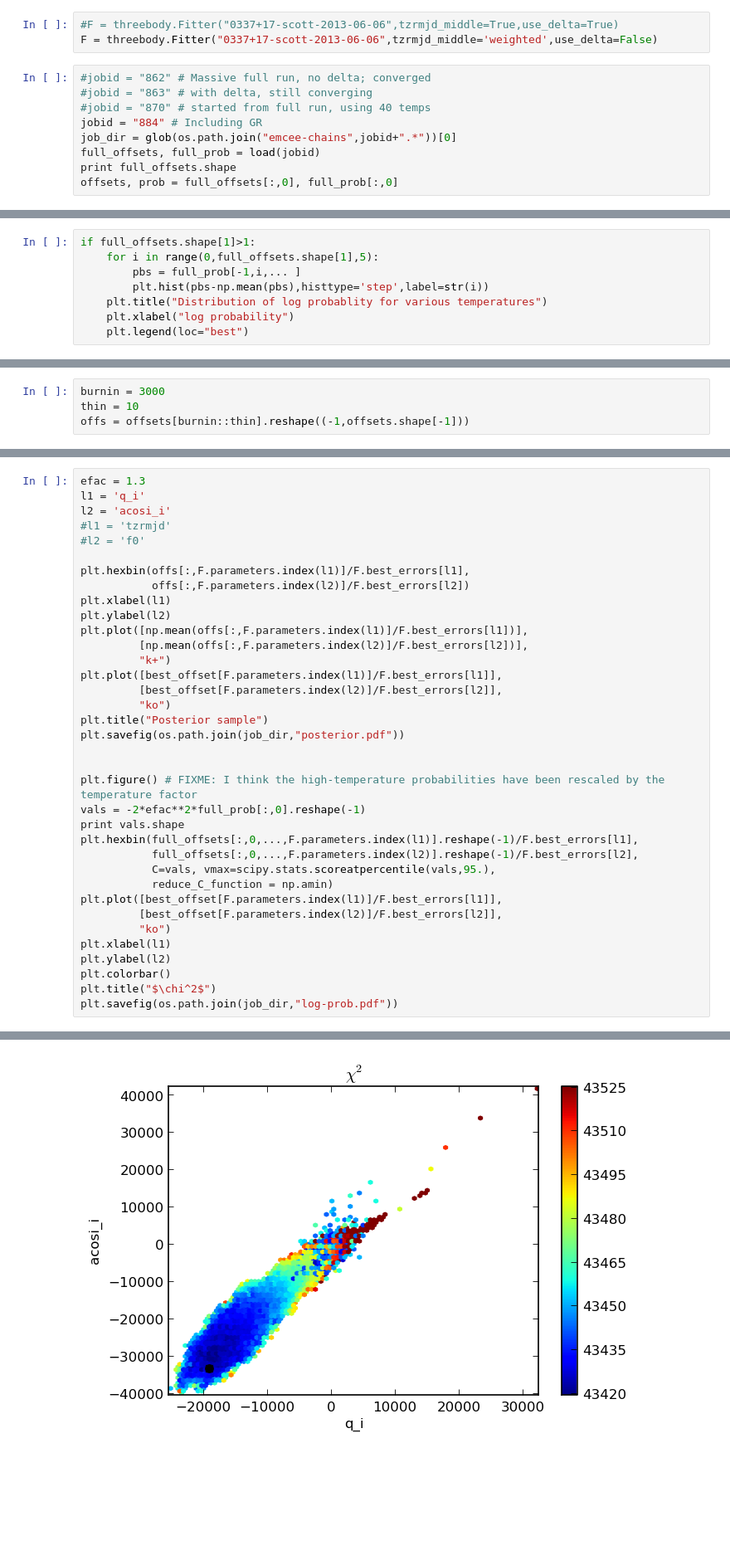
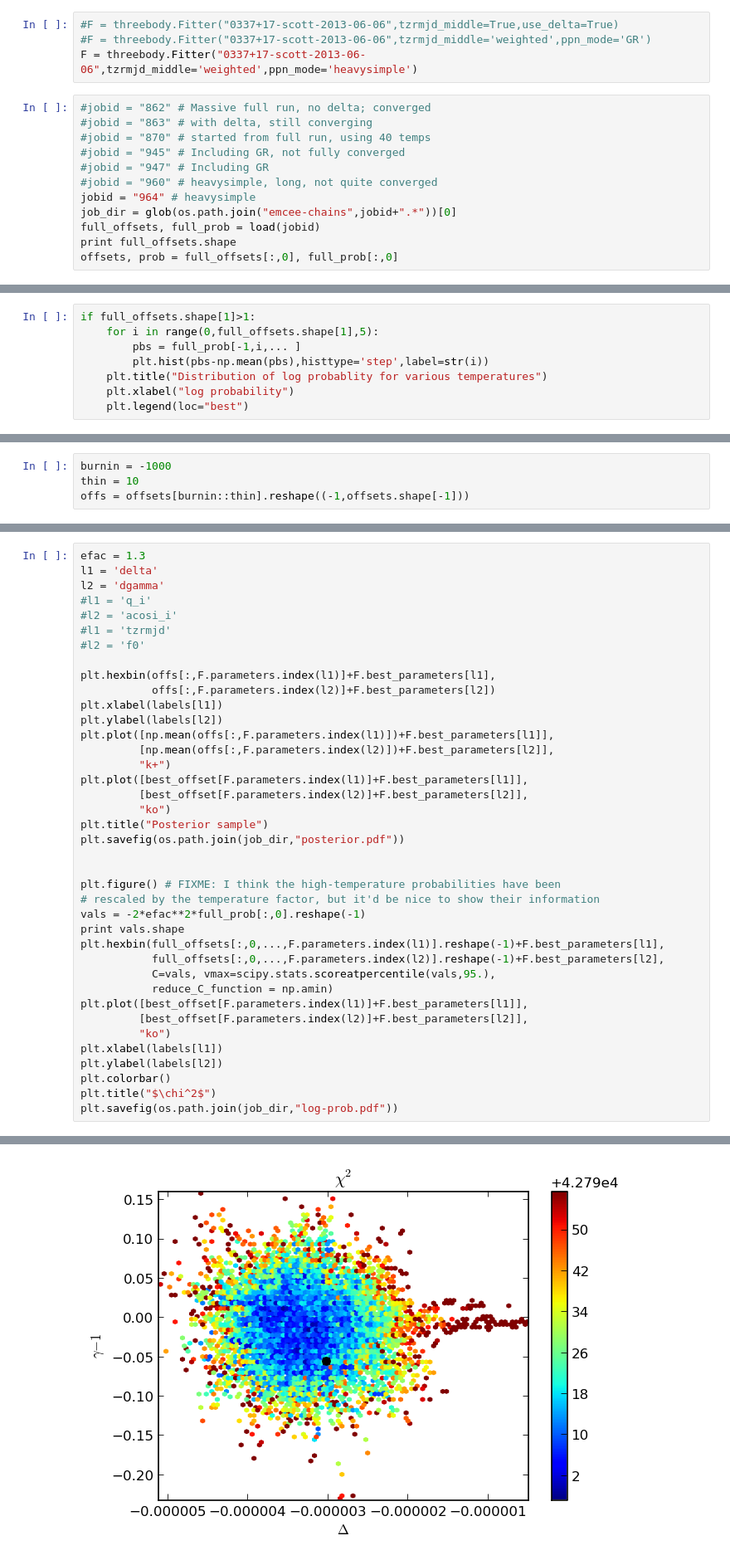
Before and after one commit to aarchiba/triplesystem, a Jupyter notebook: n-emcee-output.ipynb, the cells around one changed output, grey strips where cells are left out. Shown at 83% size. Cells and saved outputs as stored; diff of their text form; blank space fills up the shorter version.

```diff
--- a/n-emcee-output.ipynb
+++ b/n-emcee-output.ipynb
@@ -32,12 +32,16 @@ def load(jobid,thin=1):
     return np.array(offsets), np.array(probs)
 # %%
 #F = threebody.Fitter("0337+17-scott-2013-06-06",tzrmjd_middle=True,use_delta=True)
-F = threebody.Fitter("0337+17-scott-2013-06-06",tzrmjd_middle='weighted',use_delta=False)
+#F = threebody.Fitter("0337+17-scott-2013-06-06",tzrmjd_middle='weighted',ppn_mode='GR')
+F = threebody.Fitter("0337+17-scott-2013-06-06",tzrmjd_middle='weighted',ppn_mode='heavysimple')
 # %%
 #jobid = "862" # Massive full run, no delta; converged
 #jobid = "863" # with delta, still converging
 #jobid = "870" # started from full run, using 40 temps
-jobid = "884" # Including GR
+#jobid = "945" # Including GR, not fully converged
+#jobid = "947" # Including GR
+#jobid = "960" # heavysimple, long, not quite converged
+jobid = "964" # heavysimple
 job_dir = glob(os.path.join("emcee-chains",jobid+".*"))[0]
 full_offsets, full_prob = load(jobid)
 print full_offsets.shape
@@ -159,5 +205,5 @@ np.save(os.path.join(job_dir,"new_walkers.npy"),new_walkers)
 # %%
-burnin = 3000
+burnin = -1000
 thin = 10
 offs = offsets[burnin::thin].reshape((-1,offsets.shape[-1]))
 # %%
@@ -172,36 +218,39 @@ print np.mean(same), np.mean(same)**thin
 # %%
 efac = 1.3
-l1 = 'q_i'
-l2 = 'acosi_i'
+l1 = 'delta'
+l2 = 'dgamma'
+#l1 = 'q_i'
+#l2 = 'acosi_i'
 #l1 = 'tzrmjd'
 #l2 = 'f0'
 
-plt.hexbin(offs[:,F.parameters.index(l1)]/F.best_errors[l1],
-           offs[:,F.parameters.index(l2)]/F.best_errors[l2])
-plt.xlabel(l1)
-plt.ylabel(l2)
-plt.plot([np.mean(offs[:,F.parameters.index(l1)]/F.best_errors[l1])],
-         [np.mean(offs[:,F.parameters.index(l2)]/F.best_errors[l2])],
+plt.hexbin(offs[:,F.parameters.index(l1)]+F.best_parameters[l1],
+           offs[:,F.parameters.index(l2)]+F.best_parameters[l2])
+plt.xlabel(labels[l1])
+plt.ylabel(labels[l2])
+plt.plot([np.mean(offs[:,F.parameters.index(l1)])+F.best_parameters[l1]],
+         [np.mean(offs[:,F.parameters.index(l2)])+F.best_parameters[l2]],
          "k+")
-plt.plot([best_offset[F.parameters.index(l1)]/F.best_errors[l1]],
-         [best_offset[F.parameters.index(l2)]/F.best_errors[l2]],
+plt.plot([best_offset[F.parameters.index(l1)]+F.best_parameters[l1]],
+         [best_offset[F.parameters.index(l2)]+F.best_parameters[l2]],
          "ko")
 plt.title("Posterior sample")
 plt.savefig(os.path.join(job_dir,"posterior.pdf"))
 
 
-plt.figure() # FIXME: I think the high-temperature probabilities have been rescaled by the temperature factor
+plt.figure() # FIXME: I think the high-temperature probabilities have been
+# rescaled by the temperature factor, but it'd be nice to show their information
 vals = -2*efac**2*full_prob[:,0].reshape(-1)
 print vals.shape
-plt.hexbin(full_offsets[:,0,...,F.parameters.index(l1)].reshape(-1)/F.best_errors[l1],
-           full_offsets[:,0,...,F.parameters.index(l2)].reshape(-1)/F.best_errors[l2],
+plt.hexbin(full_offsets[:,0,...,F.parameters.index(l1)].reshape(-1)+F.best_parameters[l1],
+           full_offsets[:,0,...,F.parameters.index(l2)].reshape(-1)+F.best_parameters[l2],
            C=vals, vmax=scipy.stats.scoreatpercentile(vals,95.),
            reduce_C_function = np.amin)
-plt.plot([best_offset[F.parameters.index(l1)]/F.best_errors[l1]],
-         [best_offset[F.parameters.index(l2)]/F.best_errors[l2]],
+plt.plot([best_offset[F.parameters.index(l1)]+F.best_parameters[l1]],
+         [best_offset[F.parameters.index(l2)]+F.best_parameters[l2]],
          "ko")
-plt.xlabel(l1)
-plt.ylabel(l2)
+plt.xlabel(labels[l1])
+plt.ylabel(labels[l2])
 plt.colorbar()
 plt.title("$\chi^2$")
 plt.savefig(os.path.join(job_dir,"log-prob.pdf"))
@@ -211 +260 @@ plt.savefig(os.path.join(job_dir,"log-prob.pdf"))
-[figure, old version]
+[figure, new version]
```
Also changed, not shown: parts of 24 cells of this notebook, 12 other files.
